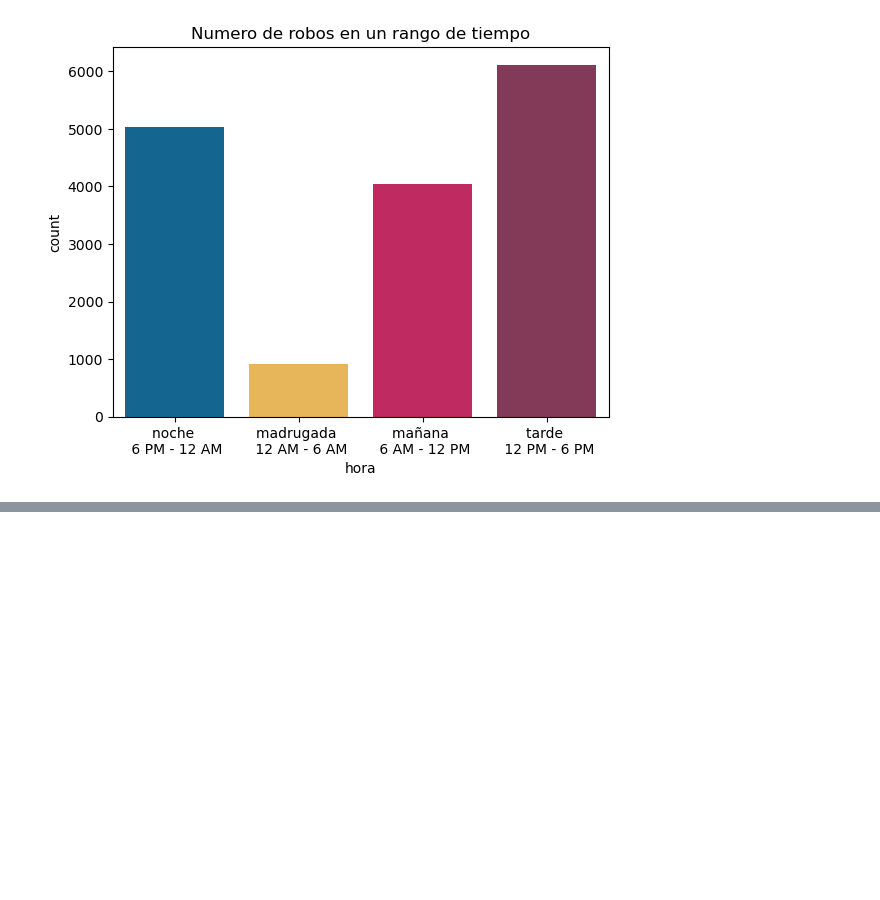
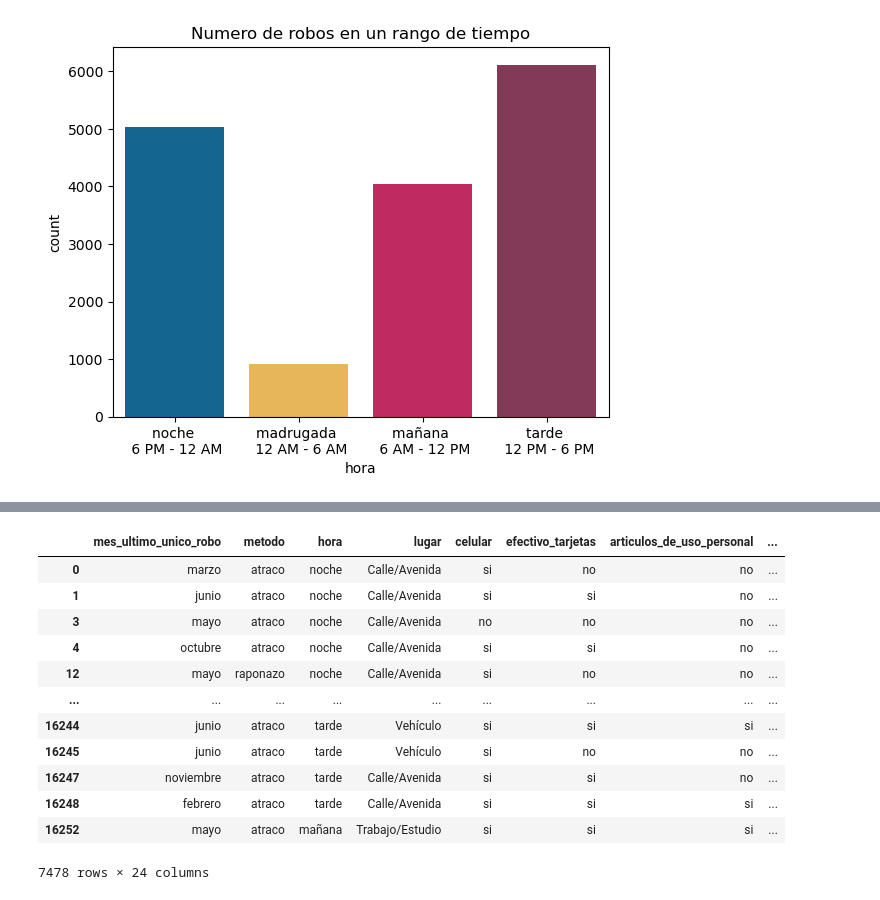
Before and after one commit to giraljv/hurtos_colombia, a Jupyter notebook: notebooks/0-2_exploration.ipynb, the cells around one changed output, grey strips where cells are left out. Drawn from its saved outputs; the diff is of its cells as text; code cells hidden in the pictures; blank space fills up the shorter version.

```diff
--- a/notebooks/0-2_exploration.ipynb
+++ b/notebooks/0-2_exploration.ipynb
@@ -113,0 +149,16 @@ plt.show()
+# %%
+df[(df['arma_fuego']=='si') | (df['arma_blanca']=='si') ]
+# %% [output]
+|  | mes_ultimo_unico_robo | metodo | hora | lugar | celular | efectivo_tarjetas | articulos_de_uso_personal | ... |
+| 0 | marzo | atraco | noche | Calle/Avenida | si | no | no | ... |
+| 1 | junio | atraco | noche | Calle/Avenida | si | si | no | ... |
+| 3 | mayo | atraco | noche | Calle/Avenida | no | no | no | ... |
+| 4 | octubre | atraco | noche | Calle/Avenida | si | si | no | ... |
+| 12 | mayo | raponazo | noche | Calle/Avenida | si | no | no | ... |
+| ... | ... | ... | ... | ... | ... | ... | ... | ... |
+| 16244 | junio | atraco | tarde | Vehículo | si | si | si | ... |
+| 16245 | junio | atraco | tarde | Vehículo | si | no | no | ... |
+| 16247 | noviembre | atraco | tarde | Calle/Avenida | si | si | no | ... |
+| 16248 | febrero | atraco | tarde | Calle/Avenida | si | si | si | ... |
+| 16252 | mayo | atraco | mañana | Trabajo/Estudio | si | si | si | ... |
+7478 rows × 24 columns
```
Also changed, not shown: parts of 4 cells of this notebook, 3 other files.
